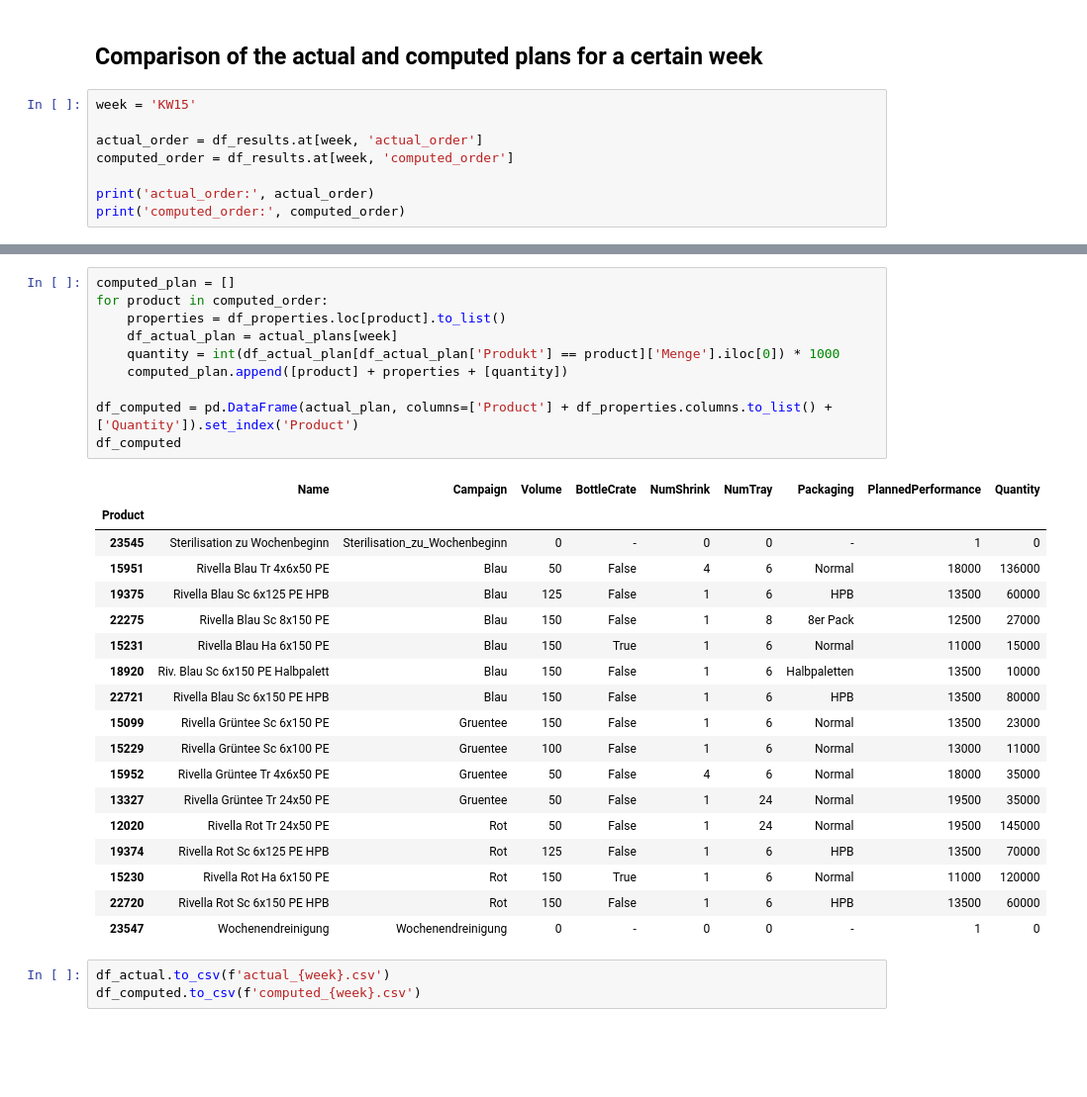
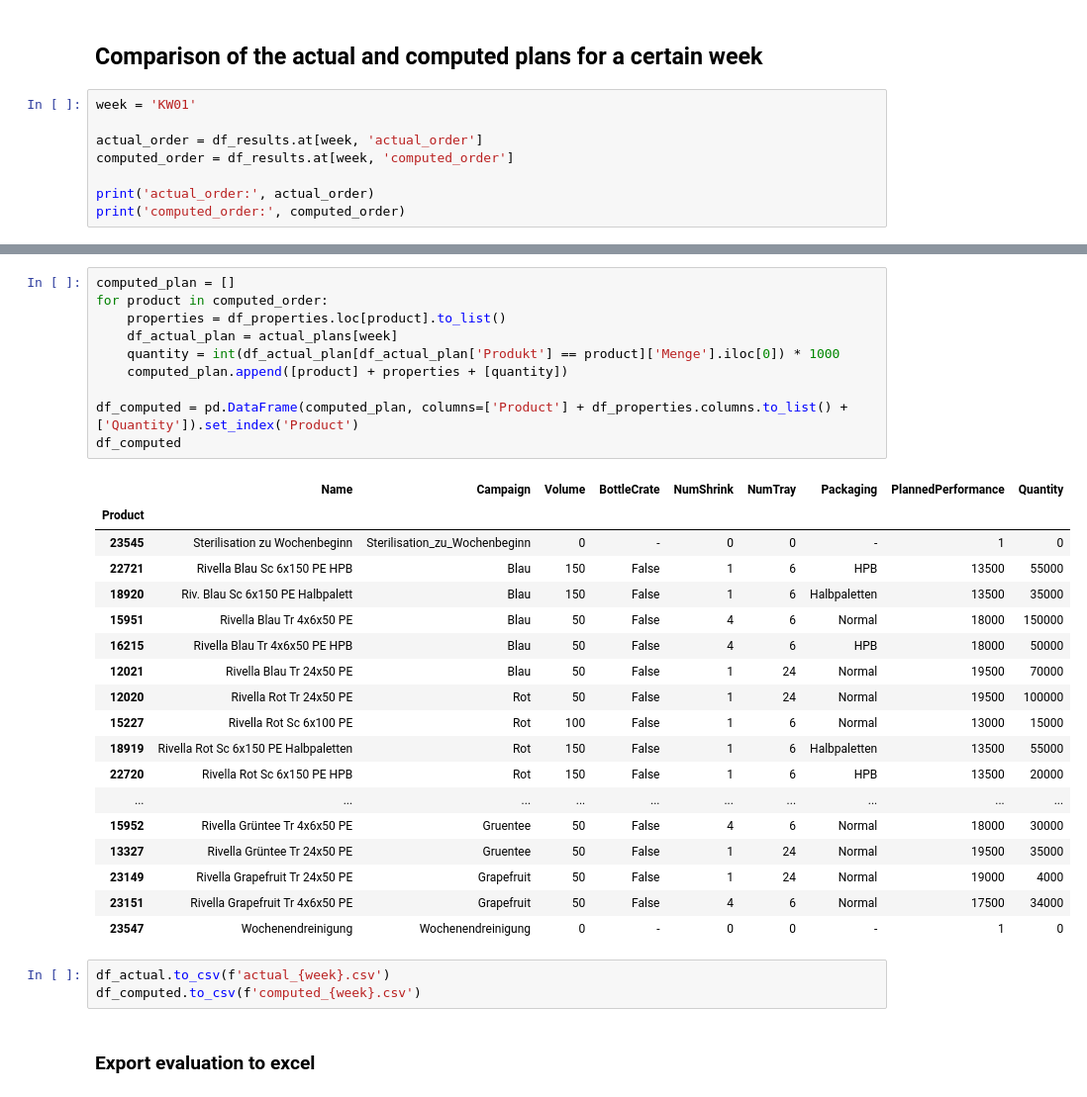
Before and after one commit to dim35216/product-ordering, a Jupyter notebook: src/evaluation/evaluation.ipynb, the cells around one changed output, grey strips where cells are left out. Shown at 99% size. Drawn from its saved outputs; the diff is of its cells as text; blank space fills up the shorter version.

```diff
--- a/src/evaluation/evaluation.ipynb
+++ b/src/evaluation/evaluation.ipynb
@@ -209,7 +211,7 @@ plt.show()
 # %% [markdown]
 ## Comparison of the actual and computed plans for a certain week
 # %%
-week = 'KW15'
+week = 'KW01'
 
 actual_order = df_results.at[week, 'actual_order']
 computed_order = df_results.at[week, 'computed_order']
@@ -250,32 +253,34 @@ df_actual
 # %%
 computed_plan = []
 for product in computed_order:
     properties = df_properties.loc[product].to_list()
     df_actual_plan = actual_plans[week]
     quantity = int(df_actual_plan[df_actual_plan['Produkt'] == product]['Menge'].iloc[0]) * 1000
     computed_plan.append([product] + properties + [quantity])
 
-df_computed = pd.DataFrame(actual_plan, columns=['Product'] + df_properties.columns.to_list() + ['Quantity']).set_index('Product')
+df_computed = pd.DataFrame(computed_plan, columns=['Product'] + df_properties.columns.to_list() + ['Quantity']).set_index('Product')
 df_computed
 # %% [output]
 |  | Name | Campaign | Volume | BottleCrate | NumShrink | NumTray | Packaging | PlannedPerformance | Quantity |
 | Product |  |  |  |  |  |  |  |  |  |
 | 23545 | Sterilisation zu Wochenbeginn | Sterilisation_zu_Wochenbeginn | 0 | - | 0 | 0 | - | 1 | 0 |
-| 15951 | Rivella Blau Tr 4x6x50 PE | Blau | 50 | False | 4 | 6 | Normal | 18000 | 136000 |
-| 19375 | Rivella Blau Sc 6x125 PE HPB | Blau | 125 | False | 1 | 6 | HPB | 13500 | 60000 |
-| 22275 | Rivella Blau Sc 8x150 PE | Blau | 150 | False | 1 | 8 | 8er Pack | 12500 | 27000 |
-| 15231 | Rivella Blau Ha 6x150 PE | Blau | 150 | True | 1 | 6 | Normal | 11000 | 15000 |
-| 18920 | Riv. Blau Sc 6x150 PE Halbpalett | Blau | 150 | False | 1 | 6 | Halbpaletten | 13500 | 10000 |
-| 22721 | Rivella Blau Sc 6x150 PE HPB | Blau | 150 | False | 1 | 6 | HPB | 13500 | 80000 |
-| 15099 | Rivella Grüntee Sc 6x150 PE | Gruentee | 150 | False | 1 | 6 | Normal | 13500 | 23000 |
-| 15229 | Rivella Grüntee Sc 6x100 PE | Gruentee | 100 | False | 1 | 6 | Normal | 13000 | 11000 |
-| 15952 | Rivella Grüntee Tr 4x6x50 PE | Gruentee | 50 | False | 4 | 6 | Normal | 18000 | 35000 |
+| 22721 | Rivella Blau Sc 6x150 PE HPB | Blau | 150 | False | 1 | 6 | HPB | 13500 | 55000 |
+| 18920 | Riv. Blau Sc 6x150 PE Halbpalett | Blau | 150 | False | 1 | 6 | Halbpaletten | 13500 | 35000 |
+| 15951 | Rivella Blau Tr 4x6x50 PE | Blau | 50 | False | 4 | 6 | Normal | 18000 | 150000 |
+| 16215 | Rivella Blau Tr 4x6x50 PE HPB | Blau | 50 | False | 4 | 6 | HPB | 18000 | 50000 |
+| 12021 | Rivella Blau Tr 24x50 PE | Blau | 50 | False | 1 | 24 | Normal | 19500 | 70000 |
+| 12020 | Rivella Rot Tr 24x50 PE | Rot | 50 | False | 1 | 24 | Normal | 19500 | 100000 |
+| 15227 | Rivella Rot Sc 6x100 PE | Rot | 100 | False | 1 | 6 | Normal | 13000 | 15000 |
+| 18919 | Rivella Rot Sc 6x150 PE Halbpaletten | Rot | 150 | False | 1 | 6 | Halbpaletten | 13500 | 55000 |
+| 22720 | Rivella Rot Sc 6x150 PE HPB | Rot | 150 | False | 1 | 6 | HPB | 13500 | 20000 |
+| ... | ... | ... | ... | ... | ... | ... | ... | ... | ... |
+| 15952 | Rivella Grüntee Tr 4x6x50 PE | Gruentee | 50 | False | 4 | 6 | Normal | 18000 | 30000 |
 | 13327 | Rivella Grüntee Tr 24x50 PE | Gruentee | 50 | False | 1 | 24 | Normal | 19500 | 35000 |
-| 12020 | Rivella Rot Tr 24x50 PE | Rot | 50 | False | 1 | 24 | Normal | 19500 | 145000 |
-| 19374 | Rivella Rot Sc 6x125 PE HPB | Rot | 125 | False | 1 | 6 | HPB | 13500 | 70000 |
-| 15230 | Rivella Rot Ha 6x150 PE | Rot | 150 | True | 1 | 6 | Normal | 11000 | 120000 |
-| 22720 | Rivella Rot Sc 6x150 PE HPB | Rot | 150 | False | 1 | 6 | HPB | 13500 | 60000 |
+| 23149 | Rivella Grapefruit Tr 24x50 PE | Grapefruit | 50 | False | 1 | 24 | Normal | 19000 | 4000 |
+| 23151 | Rivella Grapefruit Tr 4x6x50 PE | Grapefruit | 50 | False | 4 | 6 | Normal | 17500 | 34000 |
 | 23547 | Wochenendreinigung | Wochenendreinigung | 0 | - | 0 | 0 | - | 1 | 0 |
 # %%
 df_actual.to_csv(f'actual_{week}.csv')
 df_computed.to_csv(f'computed_{week}.csv')
+# %% [markdown]
+### Export evaluation to excel
```
Also changed, not shown: parts of 5 cells of this notebook, 16 other files.
